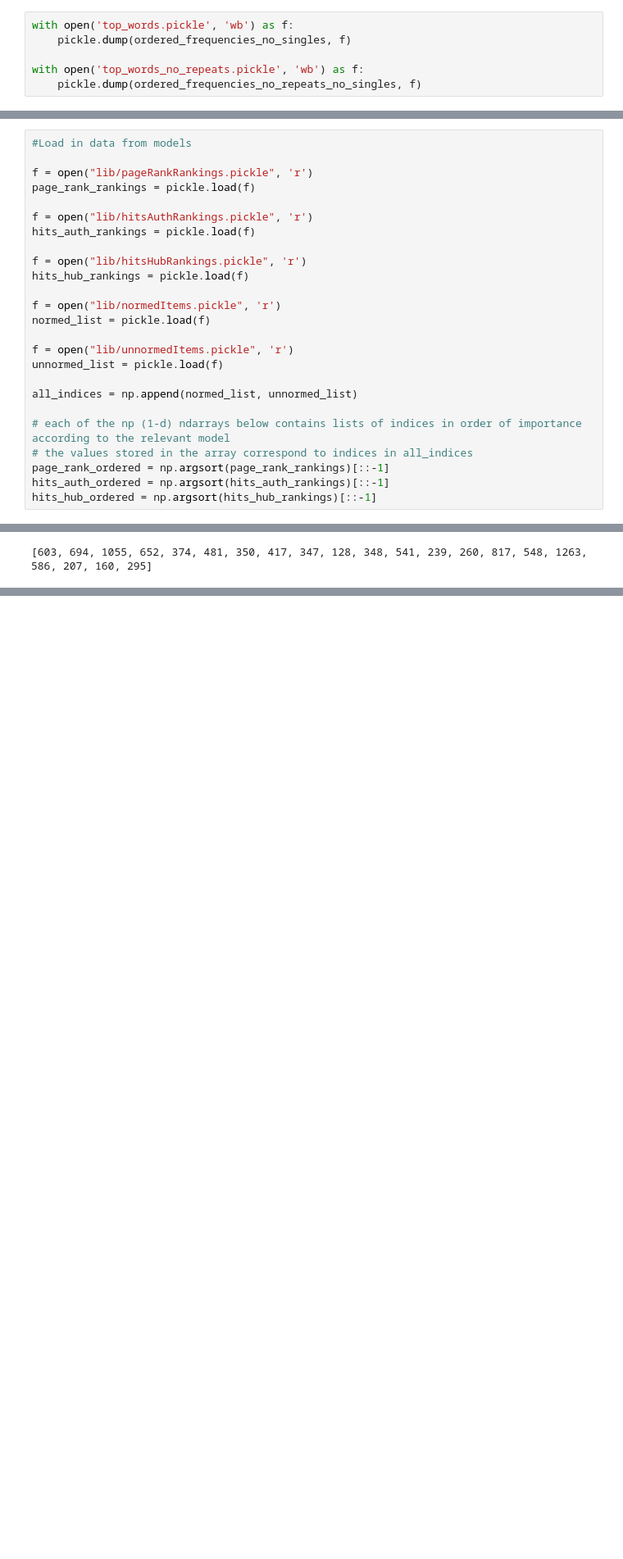
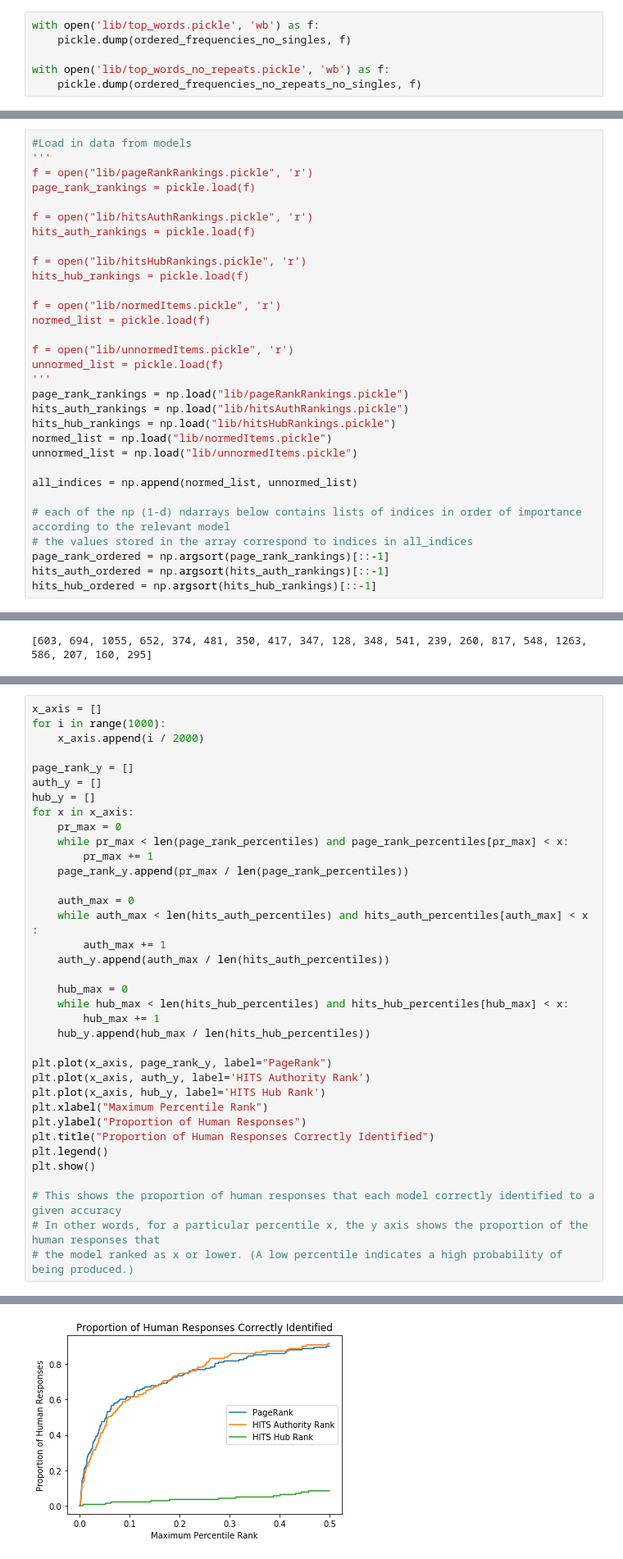
Before and after one commit to MarthanielX/Comp-Models-Final-Project, a Jupyter notebook: Nathaniel_Lab_Notebook.ipynb, the cells around one changed output, grey strips where cells are left out. Shown at 82% size. Cells and saved outputs as stored; diff of their text form; blank space fills up the shorter version.

Commit message:
data visualizations

```diff
--- a/Nathaniel_Lab_Notebook.ipynb
+++ b/Nathaniel_Lab_Notebook.ipynb
@@ -309,10 +307,10 @@ WHAT (2 times)
 
 159
 # %%
-with open('top_words.pickle', 'wb') as f:
+with open('lib/top_words.pickle', 'wb') as f:
     pickle.dump(ordered_frequencies_no_singles, f)
 
-with open('top_words_no_repeats.pickle', 'wb') as f:
+with open('lib/top_words_no_repeats.pickle', 'wb') as f:
     pickle.dump(ordered_frequencies_no_repeats_no_singles, f)
 # %% [markdown]
 Tuesday 11/13 (continued):
@@ -334,7 +332,7 @@ with open('lib/top_words_no_repeats.pickle', 'rb') as f:
     top_words_no_repeats = pickle.load(f)
 # %%
 #Load in data from models
-
+'''
 f = open("lib/pageRankRankings.pickle", 'r')
 page_rank_rankings = pickle.load(f)
 
@@ -349,6 +347,12 @@ normed_list = pickle.load(f)
 
 f = open("lib/unnormedItems.pickle", 'r')
 unnormed_list = pickle.load(f)
+'''
+page_rank_rankings = np.load("lib/pageRankRankings.pickle")
+hits_auth_rankings = np.load("lib/hitsAuthRankings.pickle")
+hits_hub_rankings = np.load("lib/hitsHubRankings.pickle")
+normed_list = np.load("lib/normedItems.pickle")
+unnormed_list = np.load("lib/unnormedItems.pickle")
 
 all_indices = np.append(normed_list, unnormed_list)
 
@@ -566,0 +575,37 @@ unnormed_list = pickle.load(f)
+# %%
+x_axis = []
+for i in range(1000):
+    x_axis.append(i / 2000)
+
+page_rank_y = []
+auth_y = []
+hub_y = []
+for x in x_axis:
+    pr_max = 0
+    while pr_max < len(page_rank_percentiles) and page_rank_percentiles[pr_max] < x:
+        pr_max += 1
+    page_rank_y.append(pr_max / len(page_rank_percentiles))
+
+    auth_max = 0
+    while auth_max < len(hits_auth_percentiles) and hits_auth_percentiles[auth_max] < x :
+        auth_max += 1
+    auth_y.append(auth_max / len(hits_auth_percentiles))
+
+    hub_max = 0
+    while hub_max < len(hits_hub_percentiles) and hits_hub_percentiles[hub_max] < x:
+        hub_max += 1
+    hub_y.append(hub_max / len(hits_hub_percentiles))
+
+plt.plot(x_axis, page_rank_y, label="PageRank")
+plt.plot(x_axis, auth_y, label='HITS Authority Rank')
+plt.plot(x_axis, hub_y, label='HITS Hub Rank')
+plt.xlabel("Maximum Percentile Rank")
+plt.ylabel("Proportion of Human Responses")
+plt.title("Proportion of Human Responses Correctly Identified")
+plt.legend()
+plt.show()
+
+# This shows the proportion of human responses that each model correctly identified to a given accuracy
+# In other words, for a particular percentile x, the y axis shows the proportion of the human responses that
+# the model ranked as x or lower. (A low percentile indicates a high probability of being produced.)
+# %% [output]
@@ -566,0 +613 @@ unnormed_list = pickle.load(f)
+[figure, added]
```
Also changed, not shown: parts of 10 cells of this notebook, 19 other files.
